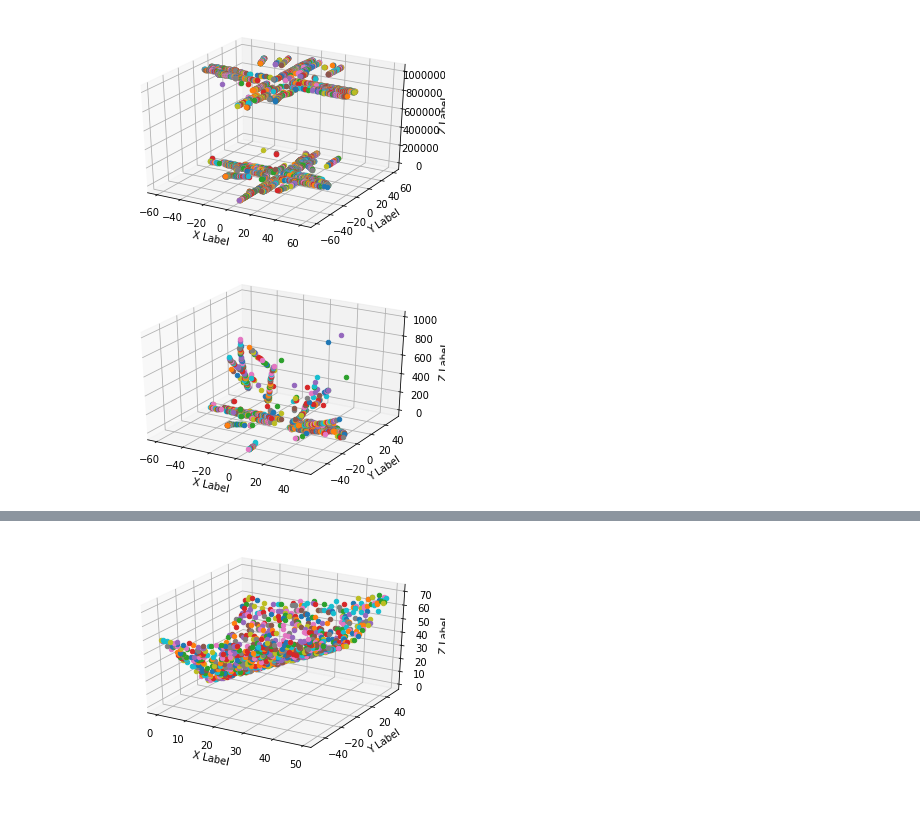
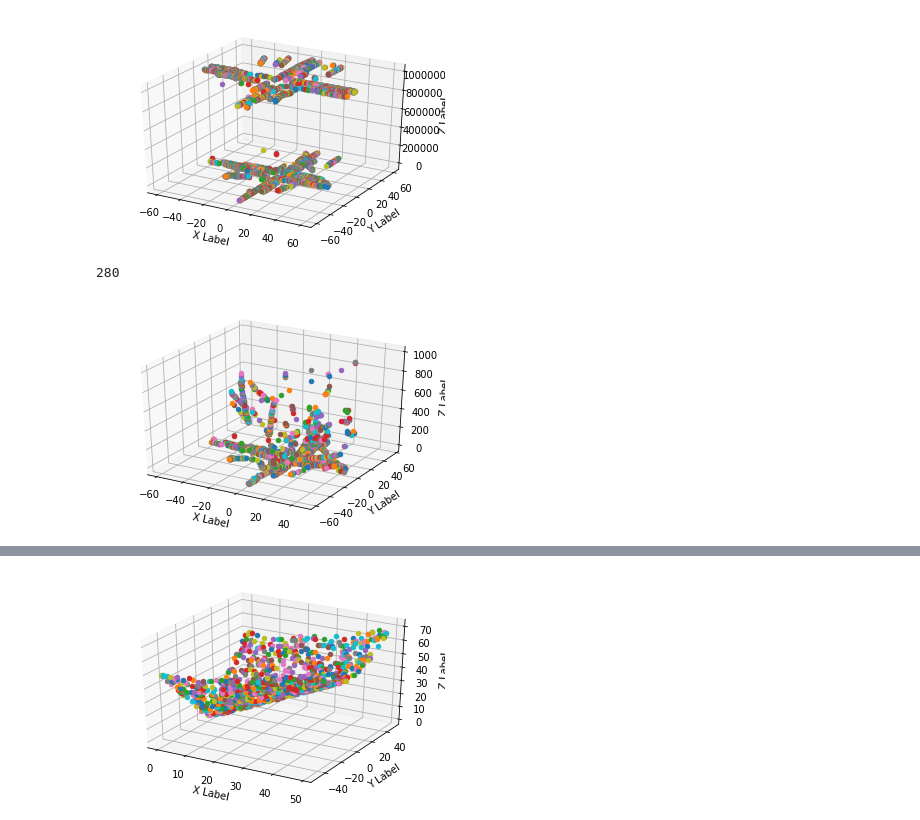
Before and after one commit to ayjchen1/pylot, a Jupyter notebook: visnn/visdataplots.ipynb, the cells around one changed output, grey strips where cells are left out. Cells and saved outputs as stored; diff of their text form; code cells hidden in the pictures.

```diff
--- a/visnn/visdataplots.ipynb
+++ b/visnn/visdataplots.ipynb
@@ -74,22 +72,28 @@ plt.show()
 # %%
 fig = plt.figure()
 ax = fig.add_subplot(111, projection='3d')
 
 #n = len(inputs.index)
-n = 2500
+n = 5000
 
+cnt = 0
 for i in range(n):
     x = inputs.iloc[i, :].X
     y = inputs.iloc[i, :].Y
     error = outputs[i]
     if (error > 1000):
         continue
+    if (error > 300):
+        cnt += 1
     ax.scatter(x, y, error, marker='o')
 
 ax.set_xlabel('X Label')
 ax.set_ylabel('Y Label')
 ax.set_zlabel('Z Label')
 
+print(cnt)
+
 plt.show()
 # %% [output]
+280
-[figure, old version]
+[figure, new version]
```
Also changed, not shown: parts of 5 cells of this notebook, 1 other file.
